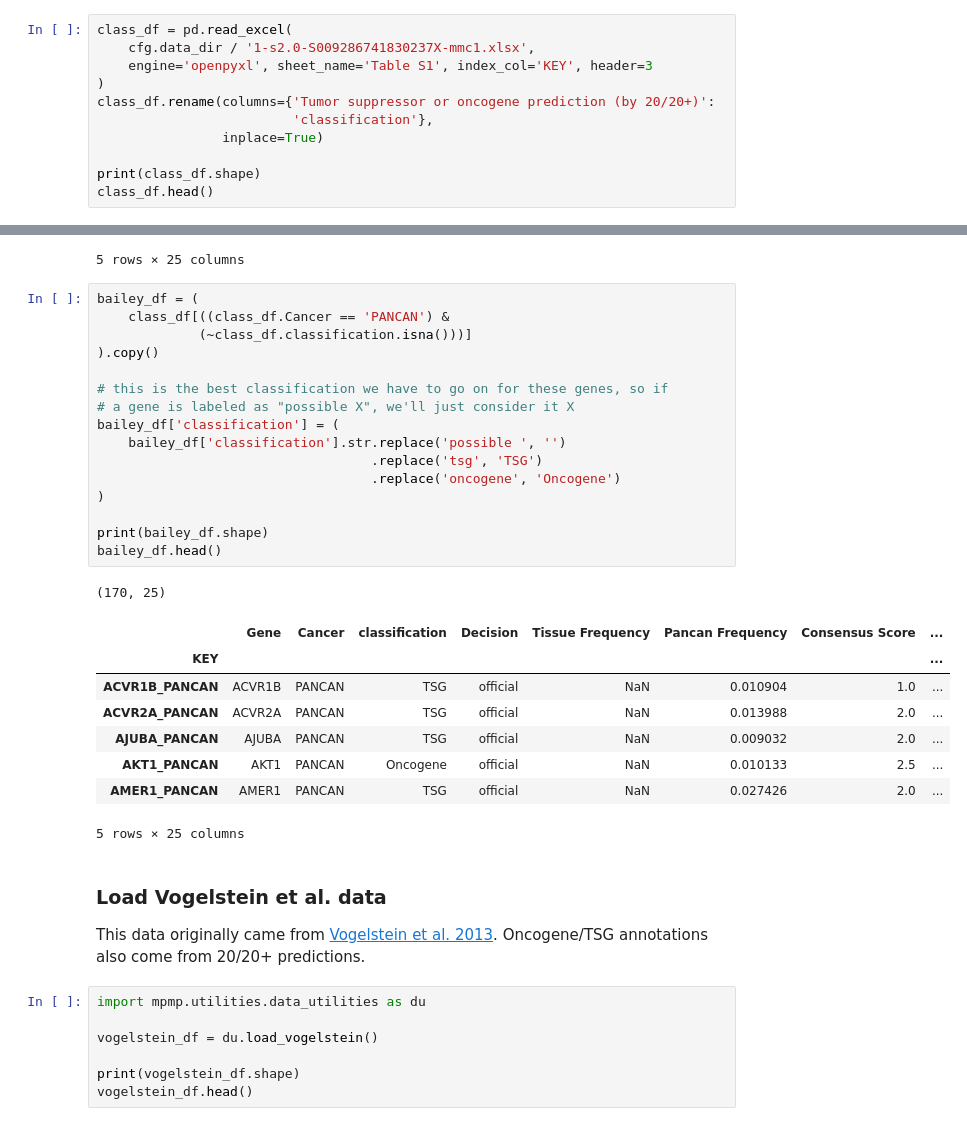
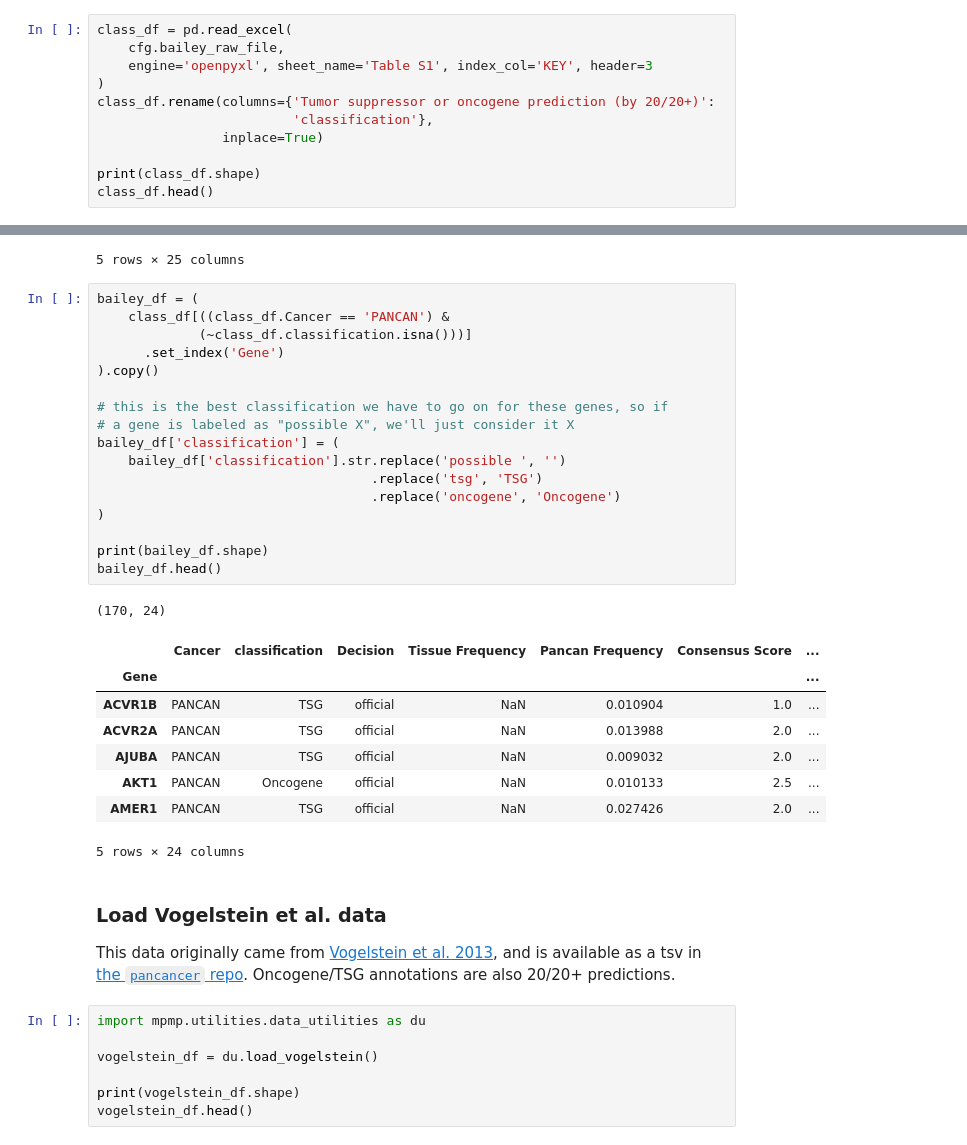
Before and after one commit to greenelab/mpmp, a Jupyter notebook: 00_download_data/2_download_cancer_gene_data.ipynb, the cells around one changed output, grey strips where cells are left out. Saved outputs shown, nothing was run; the diff lists cells and outputs as text.

Commit message:
merge vogelstein/bailey and resolve annotations

```diff
--- a/00_download_data/2_download_cancer_gene_data.ipynb
+++ b/00_download_data/2_download_cancer_gene_data.ipynb
@@ -63,6 +63,6 @@ This table (Excel file) was also directly downloaded from the paper's supplement
 # %%
 class_df = pd.read_excel(
-    cfg.data_dir / '1-s2.0-S009286741830237X-mmc1.xlsx',
+    cfg.bailey_raw_file,
     engine='openpyxl', sheet_name='Table S1', index_col='KEY', header=3
 )
 class_df.rename(columns={'Tumor suppressor or oncogene prediction (by 20/20+)':
@@ -84,33 +84,34 @@ class_df.head()
 # %%
 bailey_df = (
     class_df[((class_df.Cancer == 'PANCAN') &
              (~class_df.classification.isna()))]
+      .set_index('Gene')
 ).copy()
 
 # this is the best classification we have to go on for these genes, so if
 # a gene is labeled as "possible X", we'll just consider it X
 bailey_df['classification'] = (
     bailey_df['classification'].str.replace('possible ', '')
                                    .replace('tsg', 'TSG')
                                    .replace('oncogene', 'Oncogene')
 )
 
 print(bailey_df.shape)
 bailey_df.head()
 # %% [output]
-(170, 25)
+(170, 24)
-|  | Gene | Cancer | classification | Decision | Tissue Frequency | Pancan Frequency | Consensus Score | ... |
-| KEY |  |  |  |  |  |  |  | ... |
-| ACVR1B_PANCAN | ACVR1B | PANCAN | TSG | official | NaN | 0.010904 | 1.0 | ... |
-| ACVR2A_PANCAN | ACVR2A | PANCAN | TSG | official | NaN | 0.013988 | 2.0 | ... |
-| AJUBA_PANCAN | AJUBA | PANCAN | TSG | official | NaN | 0.009032 | 2.0 | ... |
-| AKT1_PANCAN | AKT1 | PANCAN | Oncogene | official | NaN | 0.010133 | 2.5 | ... |
-| AMER1_PANCAN | AMER1 | PANCAN | TSG | official | NaN | 0.027426 | 2.0 | ... |
+|  | Cancer | classification | Decision | Tissue Frequency | Pancan Frequency | Consensus Score | ... |
+| Gene |  |  |  |  |  |  | ... |
+| ACVR1B | PANCAN | TSG | official | NaN | 0.010904 | 1.0 | ... |
+| ACVR2A | PANCAN | TSG | official | NaN | 0.013988 | 2.0 | ... |
+| AJUBA | PANCAN | TSG | official | NaN | 0.009032 | 2.0 | ... |
+| AKT1 | PANCAN | Oncogene | official | NaN | 0.010133 | 2.5 | ... |
+| AMER1 | PANCAN | TSG | official | NaN | 0.027426 | 2.0 | ... |
-5 rows × 25 columns
+5 rows × 24 columns
 # %% [markdown]
 ### Load Vogelstein et al. data
 
-This data originally came from [Vogelstein et al. 2013](https://www.science.org/doi/10.1126/science.1235122). Oncogene/TSG annotations also come from 20/20+ predictions.
+This data originally came from [Vogelstein et al. 2013](https://www.science.org/doi/10.1126/science.1235122), and is available as a tsv in [the `pancancer` repo](https://github.com/greenelab/pancancer/blob/master/data/vogelstein_cancergenes.tsv). Oncogene/TSG annotations are also 20/20+ predictions.
 # %%
 import mpmp.utilities.data_utilities as du
 
```
Also changed, not shown: parts of 9 cells of this notebook, 4 other files.
